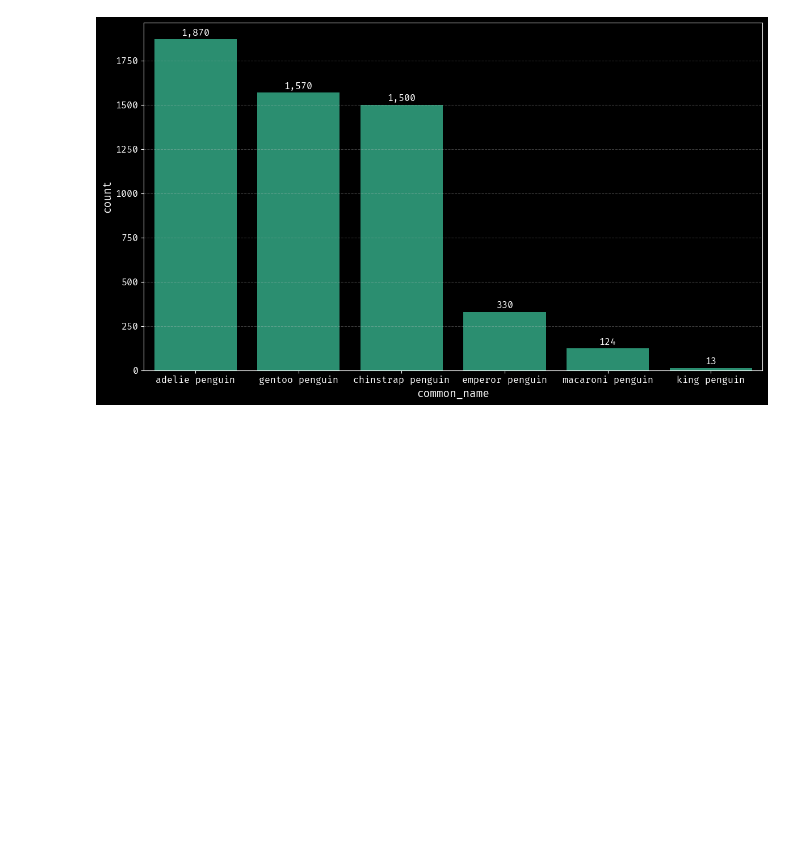
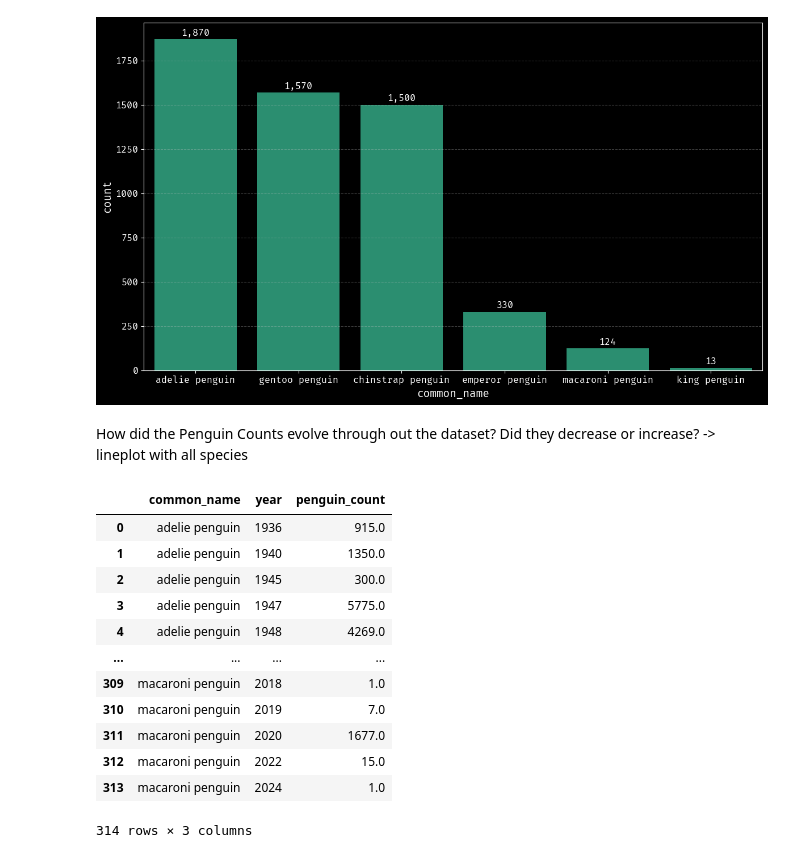
Before and after one commit to MGnified/EDA_antarctic_penguins, a Jupyter notebook: EDA.ipynb, the cells around one changed output. Cells and saved outputs as stored; diff of their text form; code cells hidden in the pictures; blank space fills up the shorter version.

```diff
--- a/EDA.ipynb
+++ b/EDA.ipynb
@@ -152,3 +153,30 @@ plt.tight_layout()
 plt.show()
 # %% [output]
 [figure]
+# %% [markdown]
+How did the Penguin Counts evolve through out the dataset? Did they decrease or increase? -> lineplot with all species
+# %%
+# getting the data
+colonies_by_name_year = colonies.loc[
+    :, ["common_name", "penguin_count", "year"]
+].sort_values(["common_name", "year"])
+
+colonies_by_name_year_grouped = (
+    colonies_by_name_year.groupby(["common_name", "year"]).sum().reset_index()
+)
+
+colonies_by_name_year_grouped
+# %% [output]
+|  | common_name | year | penguin_count |
+| 0 | adelie penguin | 1936 | 915.0 |
+| 1 | adelie penguin | 1940 | 1350.0 |
+| 2 | adelie penguin | 1945 | 300.0 |
+| 3 | adelie penguin | 1947 | 5775.0 |
+| 4 | adelie penguin | 1948 | 4269.0 |
+| ... | ... | ... | ... |
+| 309 | macaroni penguin | 2018 | 1.0 |
+| 310 | macaroni penguin | 2019 | 7.0 |
+| 311 | macaroni penguin | 2020 | 1677.0 |
+| 312 | macaroni penguin | 2022 | 15.0 |
+| 313 | macaroni penguin | 2024 | 1.0 |
+314 rows × 3 columns
```
Also changed, not shown: parts of 5 cells of this notebook, 2 other files.
